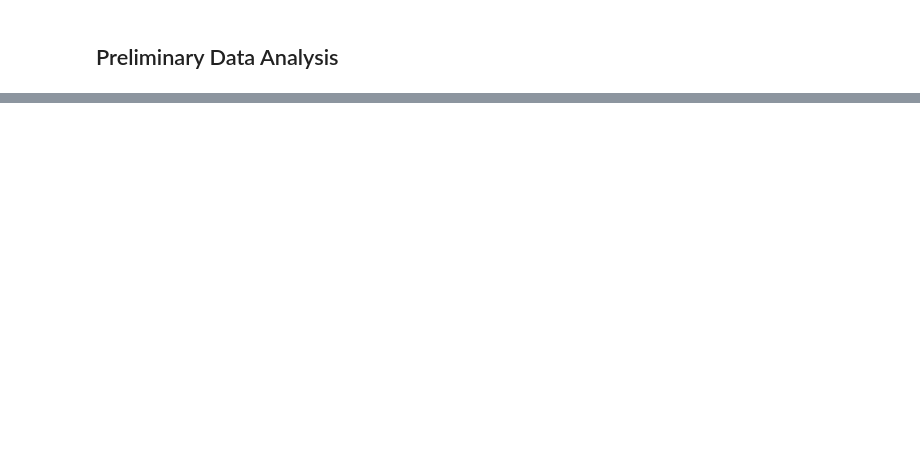
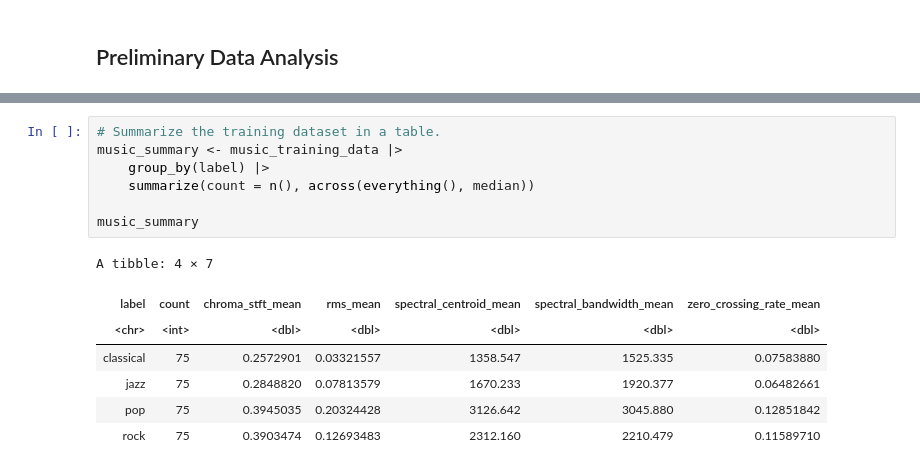
Before and after one commit to arthu-rguo/dsci-100-proj, a Jupyter notebook: project_proposal.ipynb, the cells around one changed output, grey strips where cells are left out. Cells and saved outputs as stored; diff of their text form; blank space fills up the shorter version.

```diff
--- a/project_proposal.ipynb
+++ b/project_proposal.ipynb
@@ -20,0 +79,15 @@ start doing
+# %%
+# Summarize the training dataset in a table.
+music_summary <- music_training_data |>
+    group_by(label) |>
+    summarize(count = n(), across(everything(), median))
+
+music_summary
+# %% [output]
+A tibble: 4 × 7
+| label | count | chroma_stft_mean | rms_mean | spectral_centroid_mean | spectral_bandwidth_mean | zero_crossing_rate_mean |
+| <chr> | <int> | <dbl> | <dbl> | <dbl> | <dbl> | <dbl> |
+| classical | 75 | 0.2572901 | 0.03321557 | 1358.547 | 1525.335 | 0.07583880 |
+| jazz | 75 | 0.2848820 | 0.07813579 | 1670.233 | 1920.377 | 0.06482661 |
+| pop | 75 | 0.3945035 | 0.20324428 | 3126.642 | 3045.880 | 0.12851842 |
+| rock | 75 | 0.3903474 | 0.12693483 | 2312.160 | 2210.479 | 0.11589710 |
```
Also changed, not shown: parts of 7 cells of this notebook.
